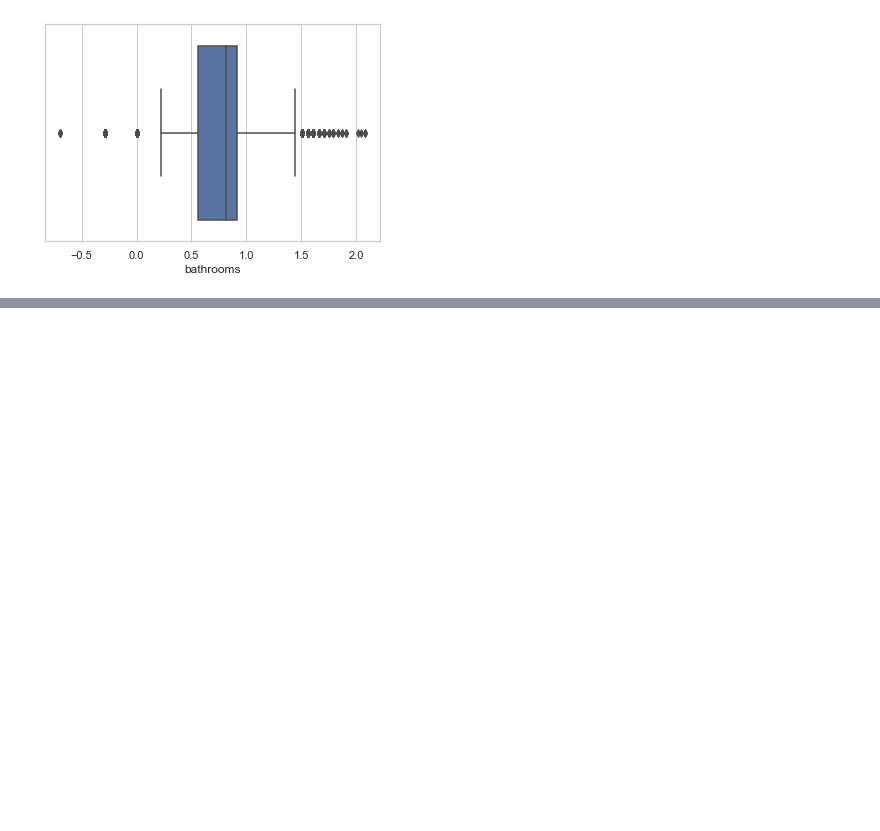
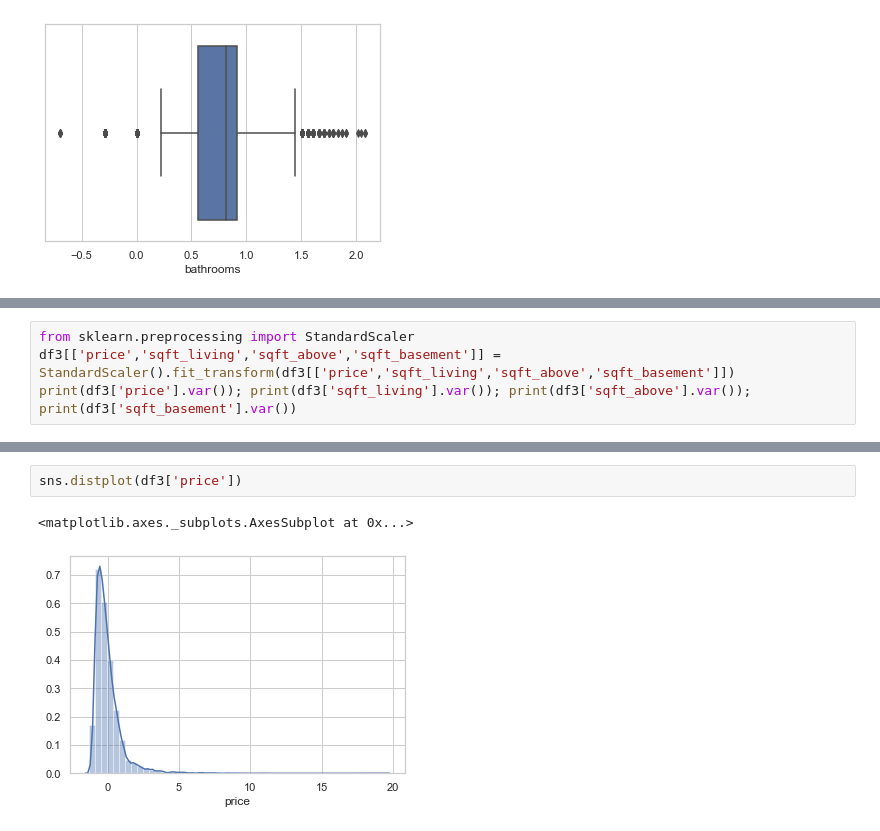
Before and after one commit to DennisNgugi/kc-house-prediction, a Jupyter notebook: KC house data.ipynb, the cells around one changed output, grey strips where cells are left out. Drawn from its saved outputs; the diff is of its cells as text; blank space fills up the shorter version.

```diff
--- a/KC house data.ipynb
+++ b/KC house data.ipynb
@@ -185,0 +204,4 @@ sns.boxplot(data=df3, x=np.log(df3['bathrooms']))
+# %%
+from sklearn.preprocessing import StandardScaler
+df3[['price','sqft_living','sqft_above','sqft_basement']] = StandardScaler().fit_transform(df3[['price','sqft_living','sqft_above','sqft_basement']])
+print(df3['price'].var()); print(df3['sqft_living'].var()); print(df3['sqft_above'].var()); print(df3['sqft_basement'].var())
@@ -185,0 +223,5 @@ sns.boxplot(data=df3, x=np.log(df3['bathrooms']))
+# %%
+sns.distplot(df3['price'])
+# %% [output]
+<matplotlib.axes._subplots.AxesSubplot at 0x...>
+[figure, added]
```
Also changed, not shown: parts of 18 cells of this notebook.
